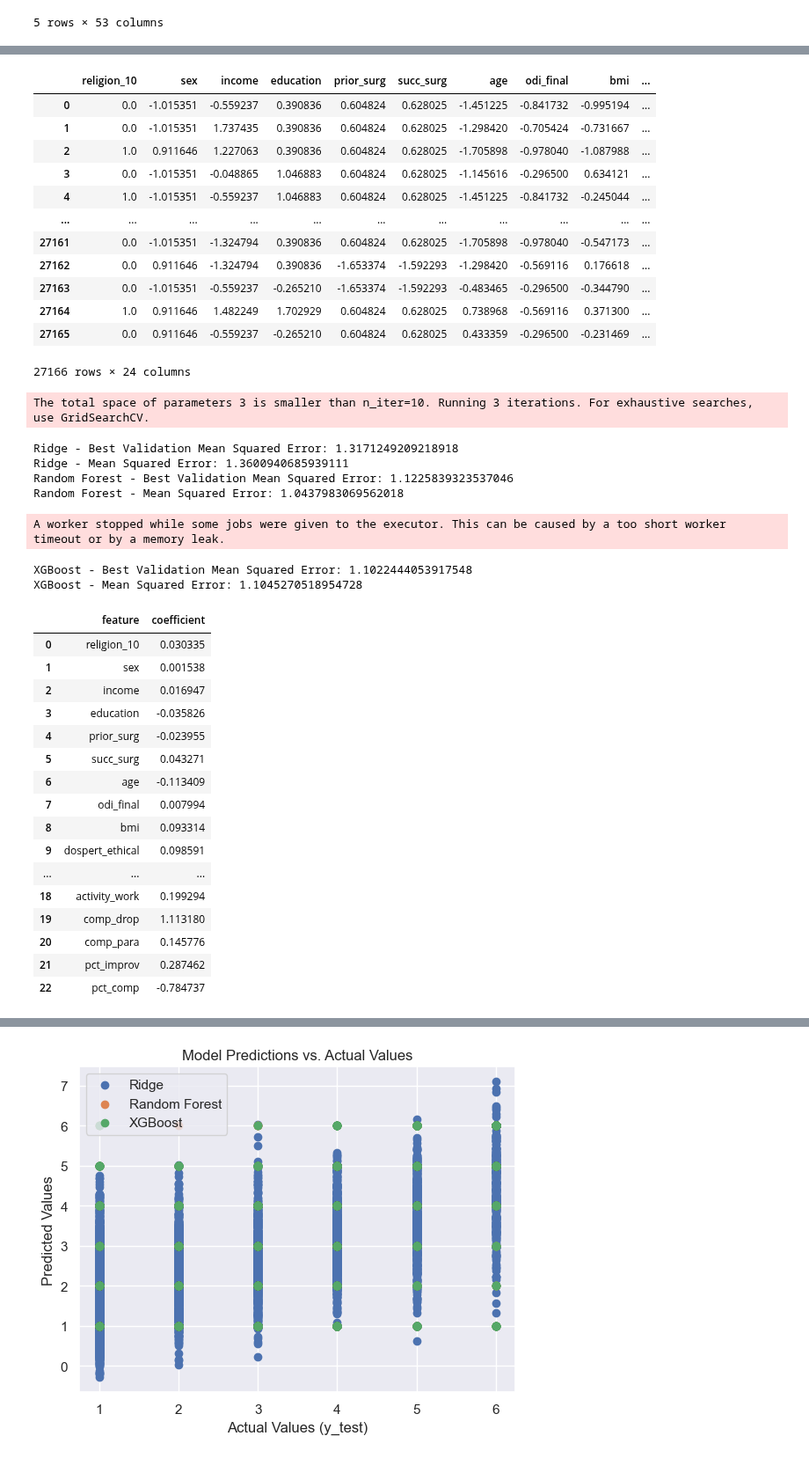
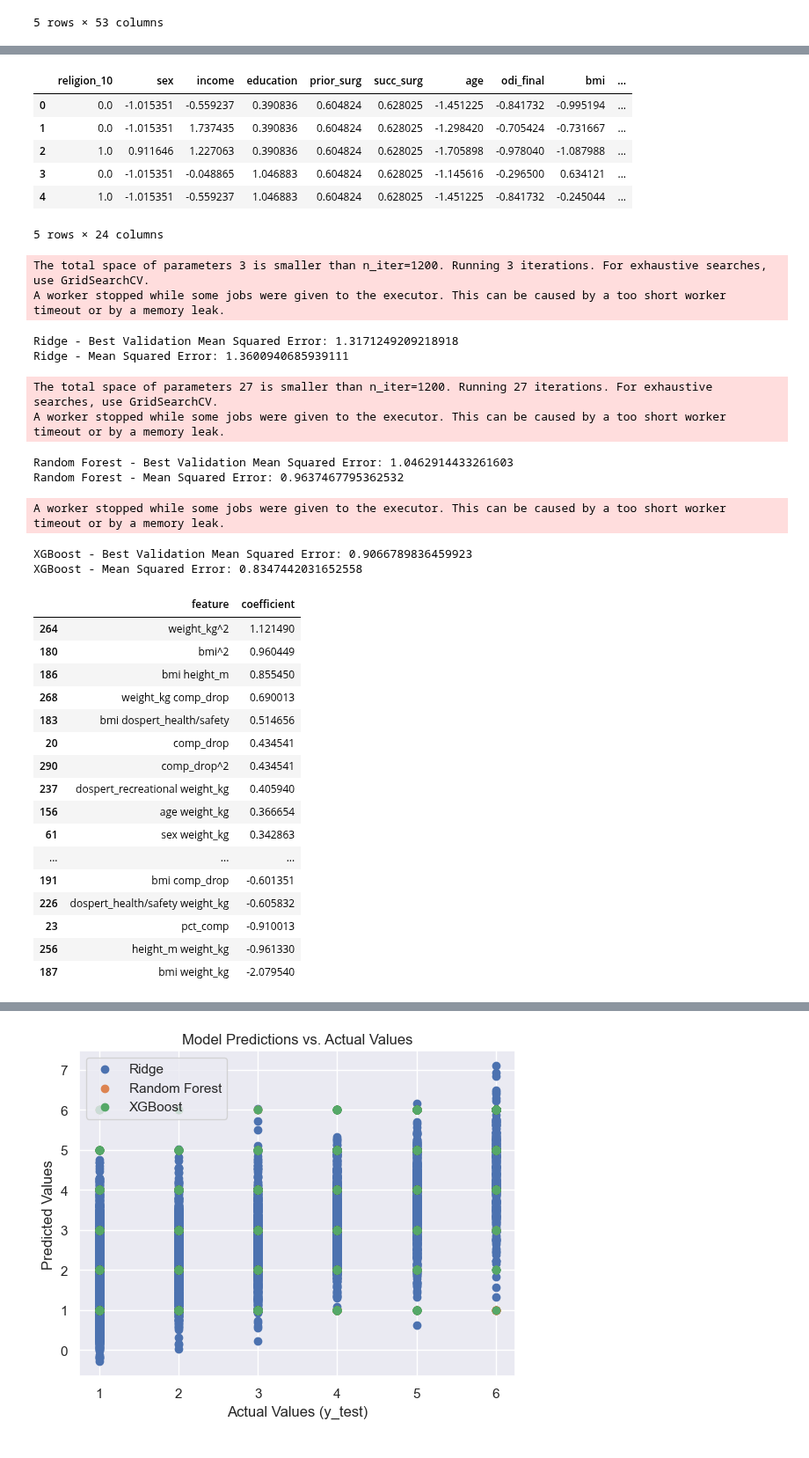
Before and after one commit to evanyfyip/vm-spinal-risk, a Jupyter notebook: vm-spinal-risk/notebooks/step2_ml_pipeline_choice_model.ipynb, the cells around one changed output, grey strips where cells are left out. Shown at 88% size. Drawn from its saved outputs; the diff is of its cells as text; code cells hidden in the pictures.

```diff
--- a/vm-spinal-risk/notebooks/step2_ml_pipeline_choice_model.ipynb
+++ b/vm-spinal-risk/notebooks/step2_ml_pipeline_choice_model.ipynb
@@ -3,10 +3,10 @@ import pandas as pd
 import numpy as np
 import re
 from sklearn.model_selection import train_test_split, cross_val_score
-from sklearn.pipeline import Pipeline
+from sklearn.pipeline import Pipeline, make_pipeline
 from sklearn.preprocessing import OneHotEncoder, StandardScaler, PolynomialFeatures
 from sklearn.compose import ColumnTransformer
-from sklearn.linear_model import Ridge
+from sklearn.linear_model import Ridge, RidgeClassifier
 from xgboost import XGBClassifier
 from sklearn.ensemble import RandomForestClassifier
 from lightgbm import LGBMClassifier
@@ -17,7 +17,10 @@ import seaborn as sns
 from sklearn.model_selection import GridSearchCV, RandomizedSearchCV
 from sklearn.model_selection import learning_curve
 import shap
+import copy
+import pickle
 sns.set_theme()
+pd.set_option('display.max_rows', None)
 # %%
 data = pd.read_csv("../data/ml_data_w_risk_questions_processed_final.csv")
 data.head()
@@ -82,38 +85,32 @@ ohe_pipe = Pipeline([
 
 num_pipe = Pipeline([
     ('scaler', StandardScaler())
 ])
 
 preprocessor = ColumnTransformer(
     transformers=[
         ('ohe', ohe_pipe, ohe_cols),
         ('num', num_pipe, num_cols)
     ])
 
 preprocessor.fit(data_long)  # Fit the ColumnTransformer to your data
 transformed_columns = preprocessor.get_feature_names_out(input_features=data_long.columns)
 
 processed = preprocessor.fit_transform(data_long)
 processed_df = pd.DataFrame(processed, columns=transformed_columns)
 cols = list(processed_df.columns)
 new_cols = [re.sub('^[A-z]{3}__', '', c) for c in cols]
 processed_df.columns = new_cols
 
 drop_cols = ohe_cols + num_cols + ['risk_question']
 data_long.drop(columns=drop_cols, inplace=True)
 model_data = pd.concat([data_long, processed_df], axis=1)
-model_data
+model_data.head()
 # %% [output]
 |  | religion_10 | sex | income | education | prior_surg | succ_surg | age | odi_final | bmi | ... |
 | 0 | 0.0 | -1.015351 | -0.559237 | 0.390836 | 0.604824 | 0.628025 | -1.451225 | -0.841732 | -0.995194 | ... |
 | 1 | 0.0 | -1.015351 | 1.737435 | 0.390836 | 0.604824 | 0.628025 | -1.298420 | -0.705424 | -0.731667 | ... |
 | 2 | 1.0 | 0.911646 | 1.227063 | 0.390836 | 0.604824 | 0.628025 | -1.705898 | -0.978040 | -1.087988 | ... |
 | 3 | 0.0 | -1.015351 | -0.048865 | 1.046883 | 0.604824 | 0.628025 | -1.145616 | -0.296500 | 0.634121 | ... |
 | 4 | 1.0 | -1.015351 | -0.559237 | 1.046883 | 0.604824 | 0.628025 | -1.451225 | -0.841732 | -0.245044 | ... |
-| ... | ... | ... | ... | ... | ... | ... | ... | ... | ... | ... |
-| 27161 | 0.0 | -1.015351 | -1.324794 | 0.390836 | 0.604824 | 0.628025 | -1.705898 | -0.978040 | -0.547173 | ... |
-| 27162 | 0.0 | 0.911646 | -1.324794 | 0.390836 | -1.653374 | -1.592293 | -1.298420 | -0.569116 | 0.176618 | ... |
-| 27163 | 0.0 | -1.015351 | -0.559237 | -0.265210 | -1.653374 | -1.592293 | -0.483465 | -0.296500 | -0.344790 | ... |
-| 27164 | 1.0 | 0.911646 | 1.482249 | 1.702929 | 0.604824 | 0.628025 | 0.738968 | -0.569116 | 0.371300 | ... |
-| 27165 | 0.0 | 0.911646 | -0.559237 | -0.265210 | 0.604824 | 0.628025 | 0.433359 | -0.296500 | -0.231469 | ... |
-27166 rows × 24 columns
+5 rows × 24 columns
@@ -189,7 +190,7 @@ for model_name, model in models.items():
             ])
         else:
             # Perform hyperparameter tuning using RandomizedSearchCV
-            randomized_search = RandomizedSearchCV(model, param_grids[model_name], n_iter=10, cv=10, n_jobs=-1,
+            randomized_search = RandomizedSearchCV(model, param_grids[model_name], n_iter=1200, cv=10, n_jobs=-1,
                                                    scoring='neg_mean_squared_error', random_state=42)
             pipeline = Pipeline([
                 ('poly', PolynomialFeatures(degree=degree)),
@@ -221,11 +222,14 @@ for model_name, model in models.items():
     train_predictions[model_name] = y_train_pred
     best_models[model_name] = pipeline
 # %% [output]
-The total space of parameters 3 is smaller than n_iter=10. Running 3 iterations. For exhaustive searches, use GridSearchCV.
+The total space of parameters 3 is smaller than n_iter=1200. Running 3 iterations. For exhaustive searches, use GridSearchCV.
+A worker stopped while some jobs were given to the executor. This can be caused by a too short worker timeout or by a memory leak.
 Ridge - Best Validation Mean Squared Error: 1.3171249209218918
 Ridge - Mean Squared Error: 1.3600940685939111
-Random Forest - Best Validation Mean Squared Error: 1.1225839323537046
-Random Forest - Mean Squared Error: 1.0437983069562018
+The total space of parameters 27 is smaller than n_iter=1200. Running 27 iterations. For exhaustive searches, use GridSearchCV.
 A worker stopped while some jobs were given to the executor. This can be caused by a too short worker timeout or by a memory leak.
-XGBoost - Best Validation Mean Squared Error: 1.1022444053917548
-XGBoost - Mean Squared Error: 1.1045270518954728
+Random Forest - Best Validation Mean Squared Error: 1.0462914433261603
+Random Forest - Mean Squared Error: 0.9637467795362532
+A worker stopped while some jobs were given to the executor. This can be caused by a too short worker timeout or by a memory leak.
+XGBoost - Best Validation Mean Squared Error: 0.9066789836459923
+XGBoost - Mean Squared Error: 0.8347442031652558
@@ -232,26 +242,27 @@ XGBoost - Mean Squared Error: 1.1045270518954728
 # %%
-ridge_model = Ridge(**best_params['Ridge']).fit(X_train, y_train)
-ridge_df = pd.DataFrame({'feature': ridge_model.feature_names_in_})
-ridge_df['coefficient'] = ridge_model.coef_
-ridge_df
+ridge_model = make_pipeline(PolynomialFeatures(degree), Ridge(**best_params['Ridge']))
+ridge_model.fit(X_train, y_train)
+ridge_df = pd.DataFrame({'feature': ridge_model.named_steps['polynomialfeatures'].get_feature_names_out()})
+ridge_df['coefficient'] = ridge_model.named_steps['ridge'].coef_
+ridge_df.sort_values(by='coefficient', ascending=False)
 # %% [output]
 |  | feature | coefficient |
-| 0 | religion_10 | 0.030335 |
-| 1 | sex | 0.001538 |
-| 2 | income | 0.016947 |
-| 3 | education | -0.035826 |
-| 4 | prior_surg | -0.023955 |
-| 5 | succ_surg | 0.043271 |
-| 6 | age | -0.113409 |
-| 7 | odi_final | 0.007994 |
-| 8 | bmi | 0.093314 |
-| 9 | dospert_ethical | 0.098591 |
+| 264 | weight_kg^2 | 1.121490 |
+| 180 | bmi^2 | 0.960449 |
+| 186 | bmi height_m | 0.855450 |
+| 268 | weight_kg comp_drop | 0.690013 |
+| 183 | bmi dospert_health/safety | 0.514656 |
+| 20 | comp_drop | 0.434541 |
+| 290 | comp_drop^2 | 0.434541 |
+| 237 | dospert_recreational weight_kg | 0.405940 |
+| 156 | age weight_kg | 0.366654 |
+| 61 | sex weight_kg | 0.342863 |
 | ... | ... | ... |
-| 18 | activity_work | 0.199294 |
-| 19 | comp_drop | 1.113180 |
-| 20 | comp_para | 0.145776 |
-| 21 | pct_improv | 0.287462 |
-| 22 | pct_comp | -0.784737 |
+| 191 | bmi comp_drop | -0.601351 |
+| 226 | dospert_health/safety weight_kg | -0.605832 |
+| 23 | pct_comp | -0.910013 |
+| 256 | height_m weight_kg | -0.961330 |
+| 187 | bmi weight_kg | -2.079540 |
 # %%
 test_df = X_test.copy()
 test_df['y_test'] = y_test + 1
```
Also changed, not shown: parts of 6 cells of this notebook, 3 other files.
